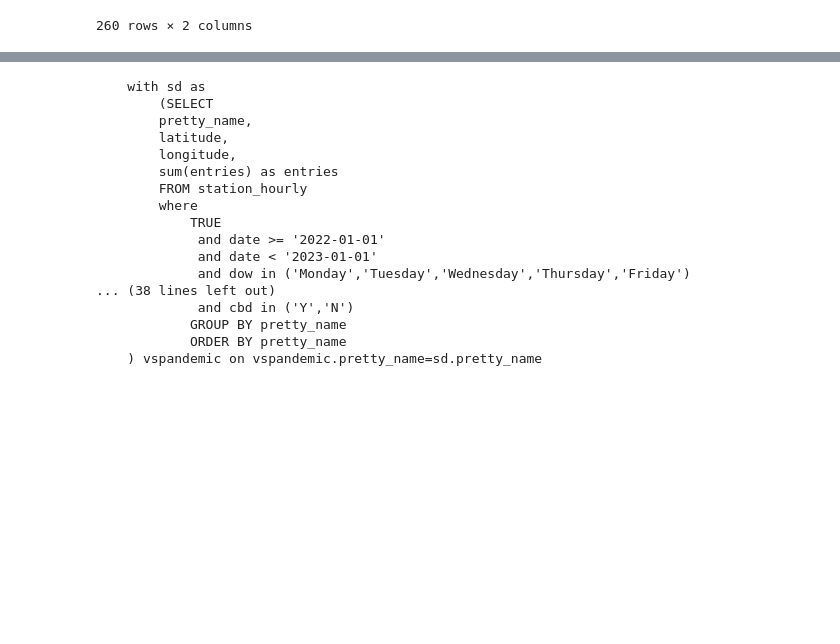
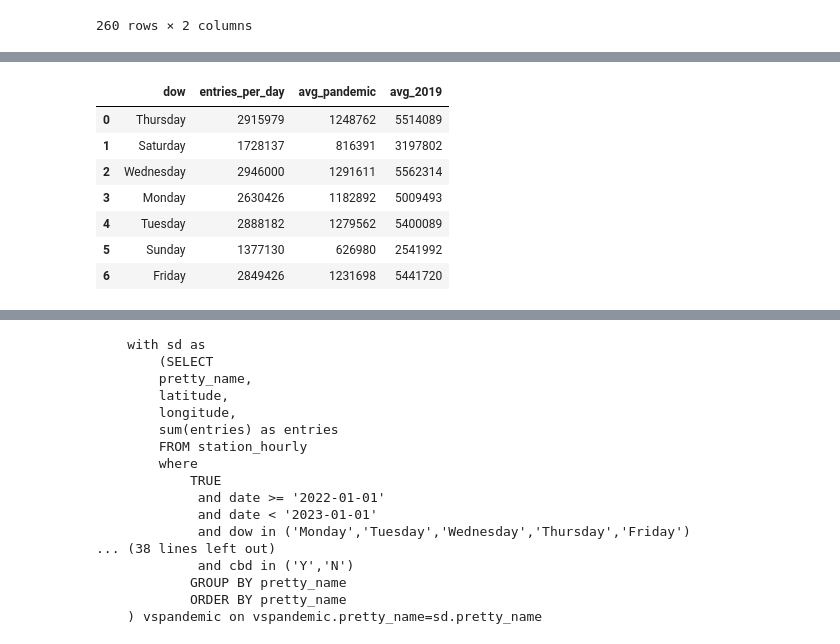
Before and after one commit to druce/MTA, a Jupyter notebook: dashboard/plotly.ipynb, the cells around one changed output, grey strips where cells are left out. Drawn from its saved outputs; the diff is of its cells as text; code cells hidden in the pictures; blank space fills up the shorter version.

```diff
--- a/dashboard/plotly.ipynb
+++ b/dashboard/plotly.ipynb
@@ -410,0 +369,60 @@ df_entries_by_dow['entries'] /= day_count
+# %%
+def entries_by_dow(con, filters, verbose=False):
+    """return dataframe of all entries by day of week, subject to filters"""
+
+    query = """
+    with sh as
+        (select
+            date,
+            dow,
+            sum(entries) as entries,
+        from
+            station_hourly
+        where TRUE
+        group by date, dow),
+    sh1 as
+        (select
+            dow,
+            sum(entries) as entries,
+            count(*) as n,
+            sum(entries)/n as entries_per_day
+        from
+            sh
+        group by
+            dow),
+    sh2019 as
+        (select
+            dow,
+            sum(entries) as entries_2019,
+            count(*) as n_2019,
+        from
+            sh
+        where date_part('year', DATE)=2019
+        group by
+            dow),
+    sh_pandemic as
+        (select
+            dow,
+            sum(entries) as entries_pandemic,
+            count(*) as n_pandemic,
+        from
+            sh
+        where date>='2020-04-01' and date <'2021-04-01'
+        group by
+            dow)
+    select
+        sh1.dow,
+        sh1.entries_per_day,
+        sh_pandemic.entries_pandemic/sh_pandemic.n_pandemic as avg_pandemic,
+        sh2019.entries_2019/sh2019.n_2019 as avg_2019
+    from
+        sh1 join sh2019 on sh1.dow = sh2019.dow
+        join sh_pandemic on sh1.dow=sh_pandemic.dow
+    """
+
+    return get_sql_from_template(con, query, filters, verbose)
+
+
+df_entries_by_dow = entries_by_dow(con, filters, verbose=True)
+df_entries_by_dow
+# %% [output]
@@ -411,3 +446,11 @@ df_entries_by_dow['entries'] /= day_count
+|  | dow | entries_per_day | avg_pandemic | avg_2019 |
+| 0 | Thursday | 2915979 | 1248762 | 5514089 |
+| 1 | Saturday | 1728137 | 816391 | 3197802 |
+| 2 | Wednesday | 2946000 | 1291611 | 5562314 |
+| 3 | Monday | 2630426 | 1182892 | 5009493 |
+| 4 | Tuesday | 2888182 | 1279562 | 5400089 |
+| 5 | Sunday | 1377130 | 626980 | 2541992 |
+| 6 | Friday | 2849426 | 1231698 | 5441720 |
 # %%
 dow_map = {
     'Monday': 0,
```
Also changed, not shown: parts of 7 cells of this notebook, 1 other file.
